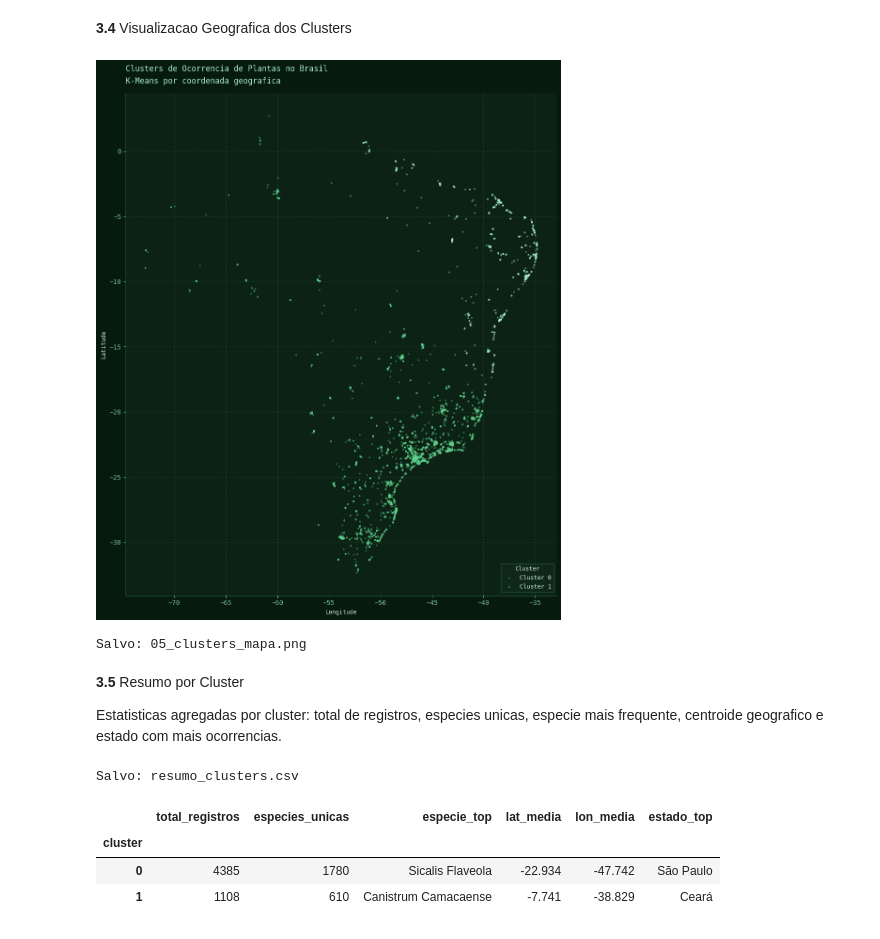
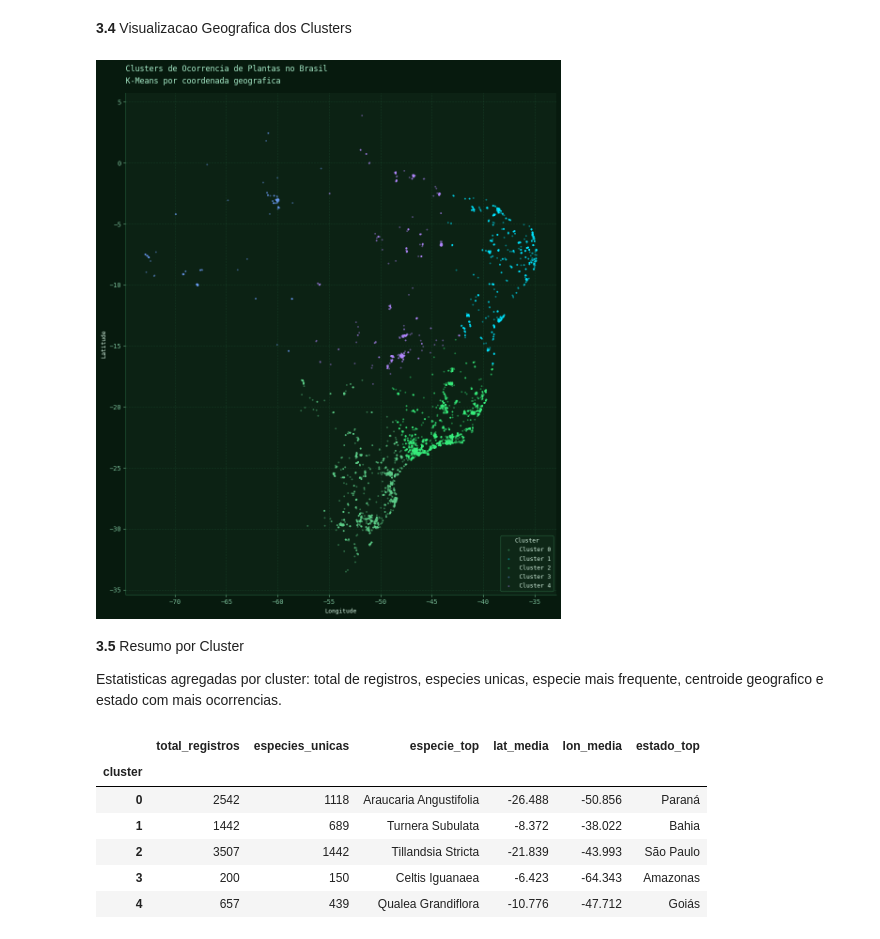
Before and after one commit to franciellerl/Flores-do-Brasil, a Jupyter notebook: analise.ipynb, the cells around one changed output. Saved outputs shown, nothing was run; the diff lists cells and outputs as text; code cells hidden in the pictures.

```diff
--- a/analise.ipynb
+++ b/analise.ipynb
@@ -257,7 +277,6 @@ ks           = range(K_MIN, K_MAX + 1)
 
 print(f"Testando K de {K_MIN} a {K_MAX}...\n")
 print(f"{'K':>3}  {'Inercia':>12}  {'Silhouette':>12}")
-print("-" * 32)
 
 for k in ks:
     km  = KMeans(n_clusters=k, random_state=42, n_init=10)
@@ -267,8 +286,23 @@ for k in ks:
     silhouettes.append(sil)
     print(f"{k:>3}  {km.inertia_:>12,.0f}  {sil:>12.4f}")
 
-k_ideal = list(ks)[silhouettes.index(max(silhouettes))]
-print(f"\nK ideal (Silhouette Score maximo): {k_ideal}")
+ks_arr = np.array(list(ks))
+inercias_arr = np.array(inercias)
+silhouettes_arr = np.array(silhouettes)
+
+# Normaliza cotovelo (1 é o melhor/menor e 0 o pior/maior)
+inercia_norm = 1 - (inercias_arr - inercias_arr.min()) / (inercias_arr.max() - inercias_arr.min())
+
+# Normaliza silhouette (1 é o melhor/maior e 0 o pior/menor)
+sil_norm = (silhouettes_arr - silhouettes_arr.min()) / (silhouettes_arr.max() - silhouettes_arr.min())
+
+score_composto = (0.5 * inercia_norm) + (0.5 * sil_norm)
+
+idx_ideal = np.argmax(score_composto)
+k_ideal = int(ks_arr[idx_ideal])
+
+
+print(f"\n K ideal pelo criterio de equilibrio: {k_ideal}")
 # %% [output]
 Testando K de 2 a 8...
 
@@ -364,12 +397,9 @@ ax.legend(title="Cluster", loc="lower right", fontsize=9, title_fontsize=9)
 ax.grid(True)
 
 plt.tight_layout()
-plt.savefig(f"{PASTA_GRAFICOS}/05_clusters_mapa.png", dpi=150, bbox_inches="tight")
 plt.show()
-print("Salvo: 05_clusters_mapa.png")
 # %% [output]
-[figure, old version]
+[figure, new version]
-Salvo: 05_clusters_mapa.png
 # %% [markdown]
 **3.5** Resumo por Cluster
 
@@ -378,24 +408,24 @@ especie mais frequente, centroide geografico e estado com mais ocorrencias.
 # %%
 resumo = df_geo.groupby("cluster").agg(
     total_registros = ("especie", "count"),
     especies_unicas = ("especie", "nunique"),
     especie_top     = ("especie", lambda x: x.value_counts().idxmax()),
     lat_media       = ("latitude",  "mean"),
     lon_media       = ("longitude", "mean"),
 ).round(3)
 
 if "estado" in df_geo.columns:
     estado_top = df_geo.groupby("cluster")["estado"].agg(
         lambda x: x.value_counts().idxmax() if x.notna().any() else "N/A"
     )
     resumo["estado_top"] = estado_top
 
-resumo.to_csv(f"{PASTA_GRAFICOS}/resumo_clusters.csv")
-print("Salvo: resumo_clusters.csv\n")
 resumo
 # %% [output]
-Salvo: resumo_clusters.csv
 |  | total_registros | especies_unicas | especie_top | lat_media | lon_media | estado_top |
 | cluster |  |  |  |  |  |  |
-| 0 | 4385 | 1780 | Sicalis Flaveola | -22.934 | -47.742 | São Paulo |
-| 1 | 1108 | 610 | Canistrum Camacaense | -7.741 | -38.829 | Ceará |
+| 0 | 2542 | 1118 | Araucaria Angustifolia | -26.488 | -50.856 | Paraná |
+| 1 | 1442 | 689 | Turnera Subulata | -8.372 | -38.022 | Bahia |
+| 2 | 3507 | 1442 | Tillandsia Stricta | -21.839 | -43.993 | São Paulo |
+| 3 | 200 | 150 | Celtis Iguanaea | -6.423 | -64.343 | Amazonas |
+| 4 | 657 | 439 | Qualea Grandiflora | -10.776 | -47.712 | Goiás |
```
Also changed, not shown: parts of 21 cells of this notebook, 4 other files.
